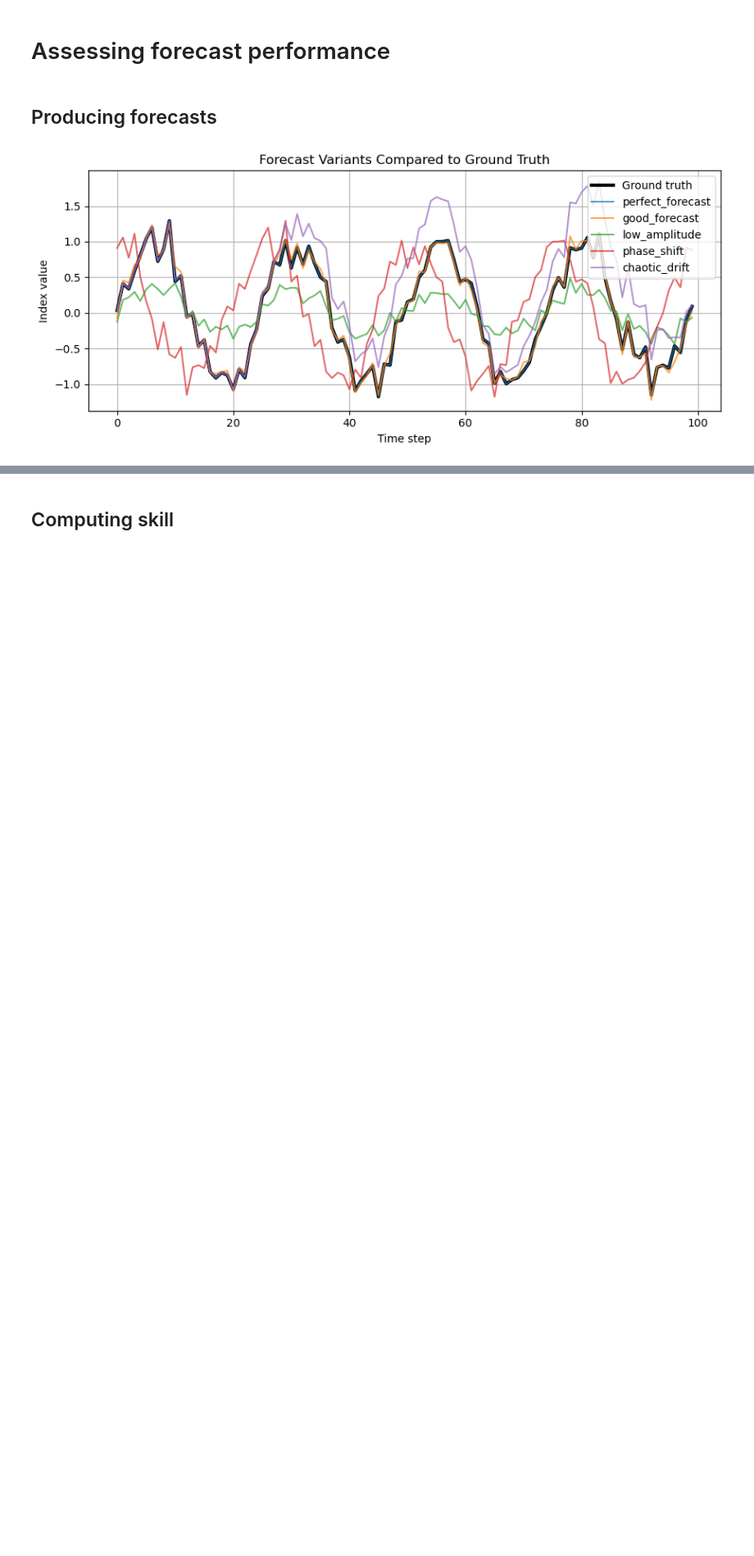
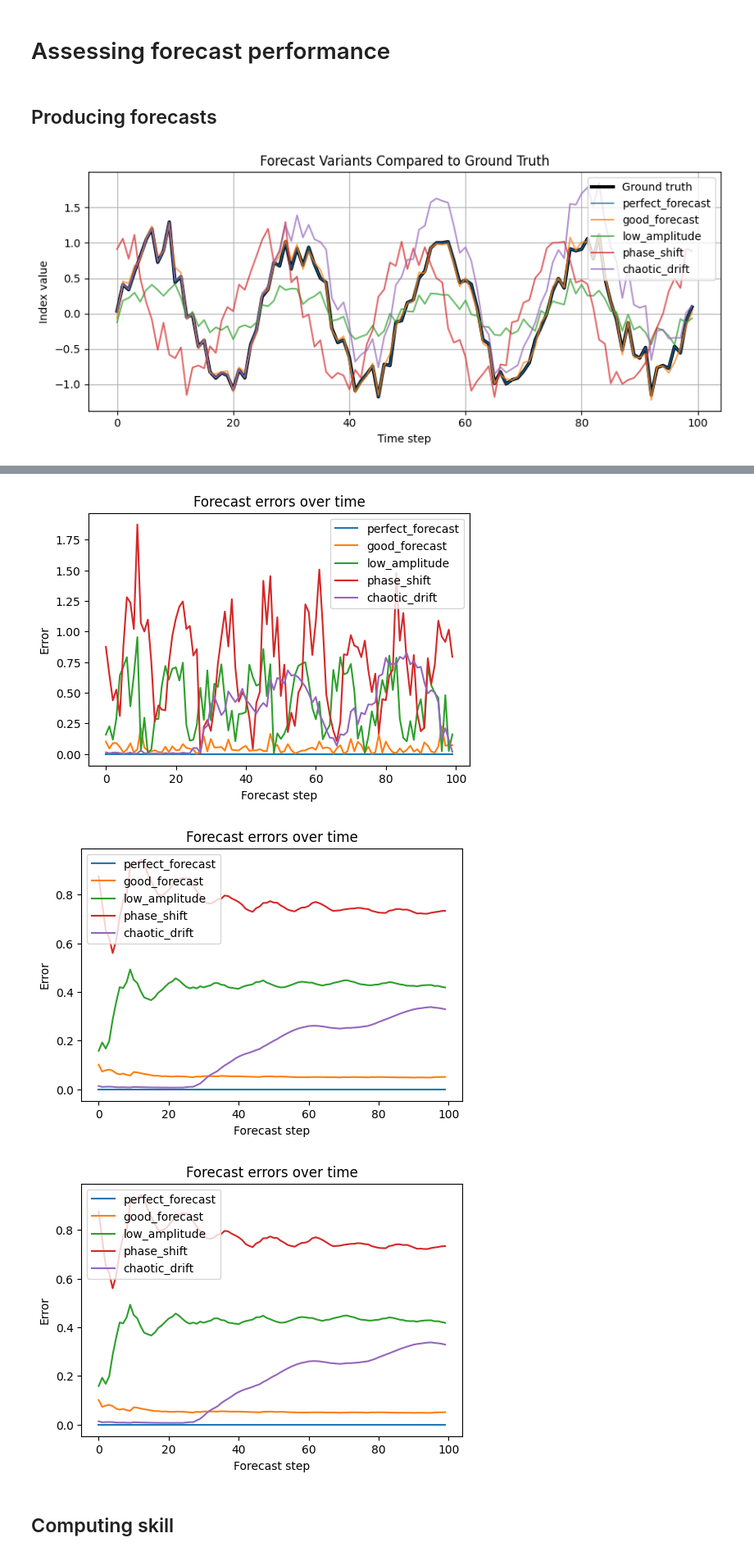
Before and after one commit to erickmad/rcpy, a Jupyter notebook: notebooks/perfomance.ipynb, the cells around one changed output, grey strips where cells are left out. Shown at 82% size. Saved outputs shown, nothing was run; the diff lists cells and outputs as text; code cells hidden in the pictures; blank space fills up the shorter version.

```diff
--- a/notebooks/perfomance.ipynb
+++ b/notebooks/perfomance.ipynb
@@ -58,2 +60,50 @@ plt.show()
+# %%
+import matplotlib.pyplot as plt
+from rcpy.analysis import compute_errors, compute_cumulative_error, compute_skill
+
+y_true = truth.reshape(-1, 1)
+metric = "rmse"
+
+# Per-time step errors
+plt.figure(figsize=(6,4))
+for name, forecast in forecasts.items():
+    forecast_error = compute_errors(truth.reshape(-1, 1), forecast.reshape(-1, 1), metric=metric)
+    plt.plot(forecast_error, label=name)
+
+plt.xlabel("Forecast step")
+plt.ylabel("Error")
+plt.legend()
+plt.title("Forecast errors over time")
+plt.show()
+
+
+# Cumulative errors
+plt.figure(figsize=(6,4))
+for name, forecast in forecasts.items():
+    forecast_error = compute_cumulative_error(y_true=y_true, y_pred=forecast.reshape(-1, 1), metric=metric)
+    plt.plot(forecast_error, label=name)
+
+plt.xlabel("Forecast step")
+plt.ylabel("Error")
+plt.legend()
+plt.title("Forecast errors over time")
+plt.show()
+
+
+# Cumulative skill
+plt.figure(figsize=(6,4))
+for name, forecast in forecasts.items():
+    forecast_skill = compute_skill(y_true=y_true, y_pred=forecast.reshape(-1, 1), method="error", metric=metric, mode="cumulative")
+    plt.plot(forecast_skill, label=name)
+
+plt.xlabel("Forecast step")
+plt.ylabel("Error")
+plt.legend()
+plt.title("Forecast errors over time")
+plt.show()
+# %% [output]
+[figure, added]
+[figure, added]
+[figure, added]
 # %% [markdown]
 ## Computing skill
```
Also changed, not shown: parts of 5 cells of this notebook, 13 other files.
